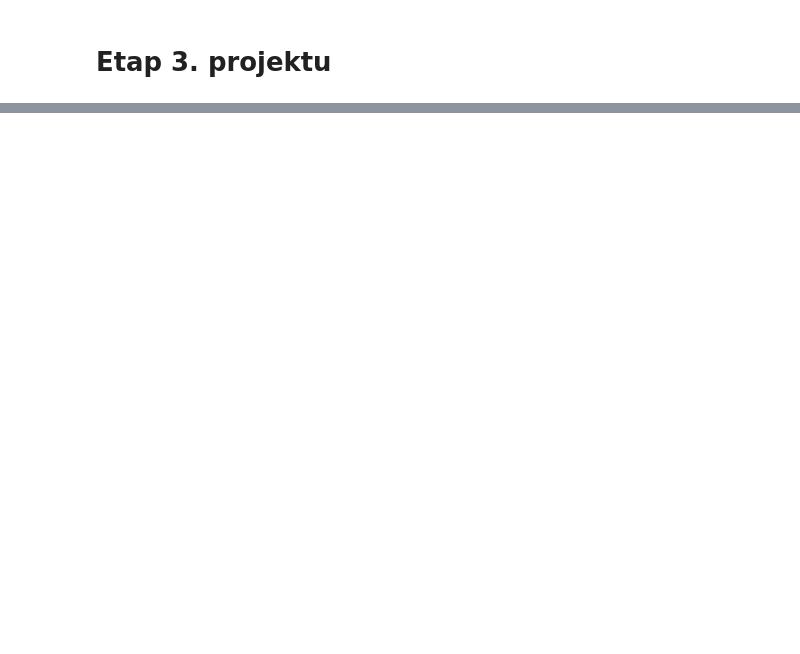
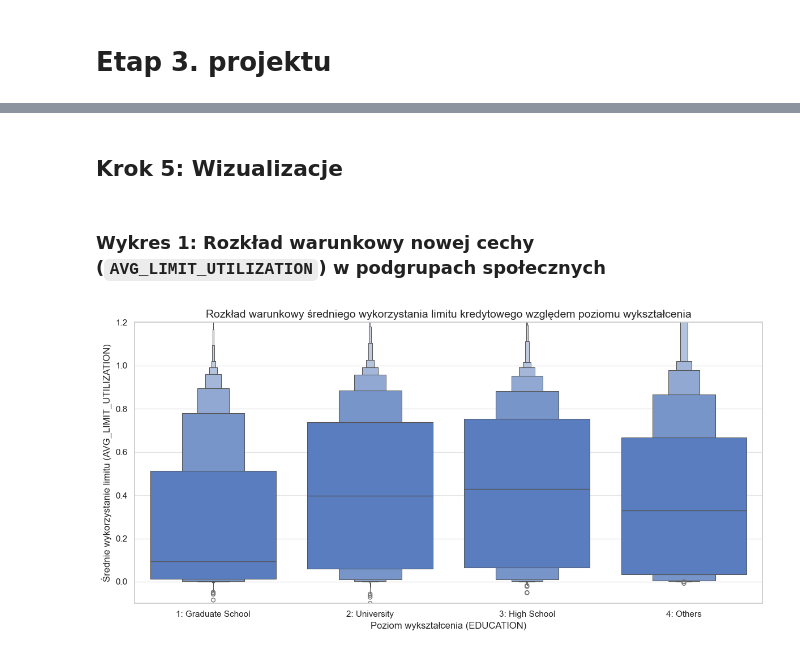
Before and after one commit to dawid200272/Eiwd_projekt, a Jupyter notebook: notebooks/EDA_analysis.ipynb, the cells around one changed output, grey strips where cells are left out. Cells and saved outputs as stored; diff of their text form; code cells hidden in the pictures; blank space fills up the shorter version.

```diff
--- a/notebooks/EDA_analysis.ipynb
+++ b/notebooks/EDA_analysis.ipynb
@@ -948,0 +753,8 @@ Wprowadzenie nowej zmiennej syntetycznej `LIMIT_UTILIZATION` okazało się klucz
+# %%
+# 1. Czyszczenie niestandardowych kategorii (ustalenia z Etapu 2)
+df_clean = data.copy()
+df_clean[variable_names[3]] = df_clean[variable_names[3]].replace([5, 6, 0], 4)  # EDUCATION: mapowanie do 'inne'
+df_clean[variable_names[4]] = df_clean[variable_names[4]].replace([0], 3)        # MARRIAGE: mapowanie do 'inne'
+
+# 2. Usunięcie ID oraz zmiennej docelowej 'default payment next month' na potrzeby uczenia nienadzorowanego (klasteryzacji)
+clustering_features = df_clean.drop(columns=[variable_names[0], variable_names[-1]])
@@ -948,0 +765,2 @@ Wprowadzenie nowej zmiennej syntetycznej `LIMIT_UTILIZATION` okazało się klucz
+# %%
+clustering_features.drop([cleaned_categorical_variable_names[0], cleaned_categorical_variable_names[-1]], axis=1, inplace=True)
@@ -948,0 +905,37 @@ Wprowadzenie nowej zmiennej syntetycznej `LIMIT_UTILIZATION` okazało się klucz
+# %% [markdown]
+## Krok 5: Wizualizacje
+# %%
+import pandas as pd
+import numpy as np
+import matplotlib.pyplot as plt
+import seaborn as sns
+
+# Ustawienie stylu wykresów
+sns.set_theme(style="whitegrid", palette="muted")
+plt.rcParams.update({'font.size': 11, 'axes.labelsize': 12, 'axes.titlesize': 14})
+# %% [markdown]
+### Wykres 1: Rozkład warunkowy nowej cechy (`AVG_LIMIT_UTILIZATION`) w podgrupach społecznych
+# %%
+plt.figure(figsize=(12, 6))
+
+# Mapowanie kodów dla czytelności wykresu
+edu_mapping = {1: '1: Graduate School', 2: '2: University', 3: '3: High School', 4: '4: Others'}
+plot_df = clustering_features.copy()
+plot_df['EDUCATION_LAB'] = plot_df[variable_names[3]].map(edu_mapping)
+
+# Wykres pudełkowy typu 'boxen' (wygodny dla dużych zbiorów danych do pokazania gęstości w ogonach)
+sns.boxenplot(
+    data=plot_df,
+    x='EDUCATION_LAB',
+    y='AVG_LIMIT_UTILIZATION',
+    order=['1: Graduate School', '2: University', '3: High School', '4: Others']
+)
+
+plt.title('Rozkład warunkowy średniego wykorzystania limitu kredytowego względem poziomu wykształcenia')
+plt.xlabel(f'Poziom wykształcenia ({variable_names[3]})')
+plt.ylabel('Średnie wykorzystanie limitu (AVG_LIMIT_UTILIZATION)')
+plt.ylim(-0.1, 1.2) # Zawężenie skali w celu eliminacji ekstremalnych anomalii dla lepszej czytelności
+plt.tight_layout()
+plt.show()
+# %% [output]
+[figure, added]
```
Also changed, not shown: parts of 61 cells of this notebook.
